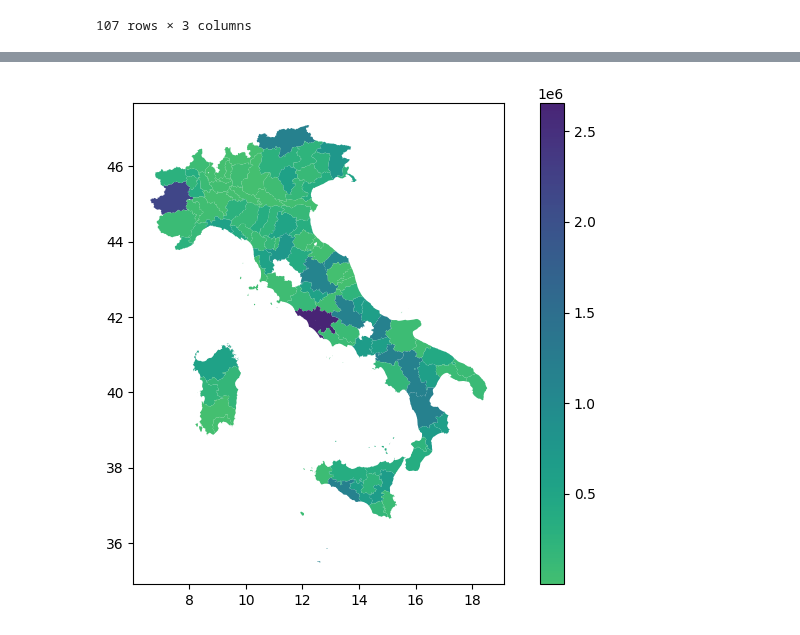
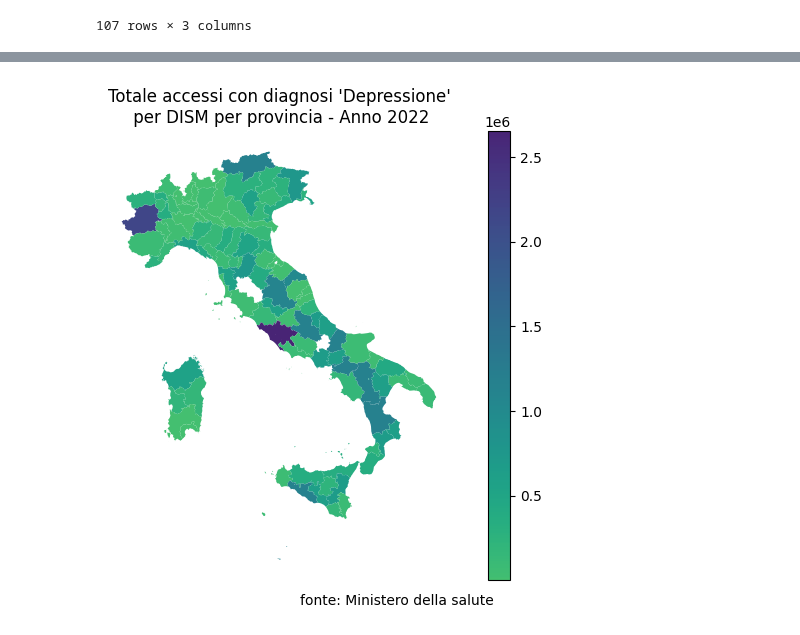
Before and after one commit to armandoschianodicola/italy-stats, a Jupyter notebook: 9/main.ipynb, the cells around one changed output, grey strips where cells are left out. Cells and saved outputs as stored; diff of their text form; code cells hidden in the pictures.

```diff
--- a/9/main.ipynb
+++ b/9/main.ipynb
@@ -16,6 +17,8 @@ if module_path not in sys.path:
 from utils import region_formatter, path_utils
 # %%
 pathUtils = path_utils.PathUtils()
+# %%
+fig_plots = []
 # %%
 git_root_path = pathUtils.get_git_root(os.getcwd())
 dataframes_path = "{}/dataframes".format(git_root_path)
@@ -96,7 +110,7 @@ df_asl
 | 1805 | 308 | CA |
 1806 rows × 2 columns
 # %%
-provinces_gdf = provinces_gdf[["prov_acr", "geometry"]]
+provinces_gdf = provinces_gdf[["prov_acr", "geometry", "zone", "prov_name"]]
 # %%
 df = df.set_index("codice_asl").join(df_asl.set_index("codice_azienda"))
 # %%
@@ -153,7 +167,7 @@ df
 # %%
 df = df.join(df_asl_agg)
 # %%
-df["target_group_avg"] = df["numero_accessi"] / df["asl_count"]
+df = df.assign(target_group_avg=lambda df_: df_.numero_accessi / df_.asl_count)
 # %%
 df
 # %% [output]
@@ -193,8 +207,20 @@ df
+# %%
+plot_title = "Totale accessi con diagnosi '{}'\n per DISM per provincia - Anno {}".format(
+    TARGET_GROUP_TEXT,
+    YEAR
+)
 # %%
-df.plot(
+df_plot = df.plot(
     column="numero_accessi",
     legend=True,
     cmap=CMAP
 );
+plt.title(plot_title)
+df_plot.set_axis_off()
+plt.annotate('fonte: Ministero della salute', (0,0), (140, -10), xycoords='axes fraction', textcoords='offset points', va='top')
+fig_plots.append({
+    "df": df_plot,
+    "name": plot_title
+})
 # %% [output]
-[figure, old version]
+[figure, new version]
```
Also changed, not shown: parts of 11 cells of this notebook, 3 other files.
